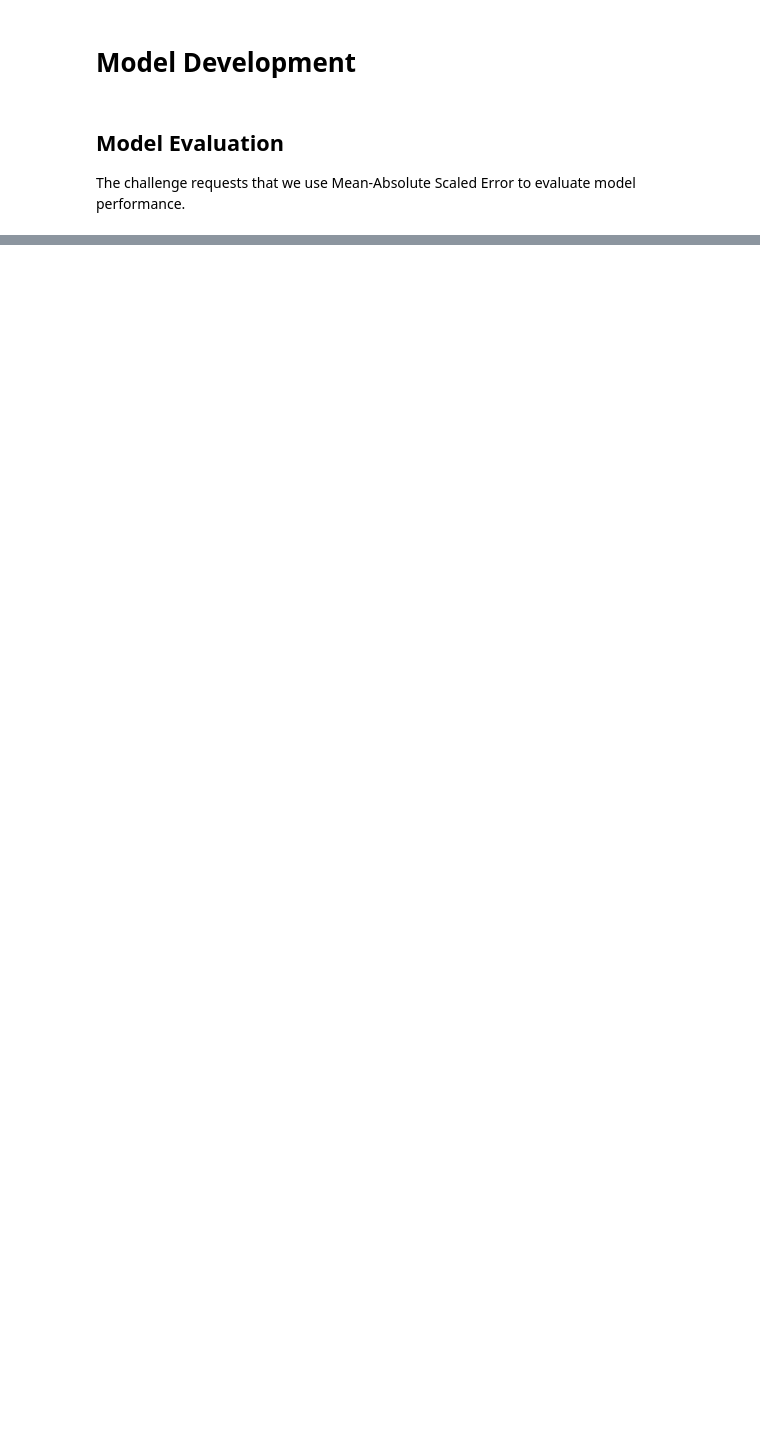
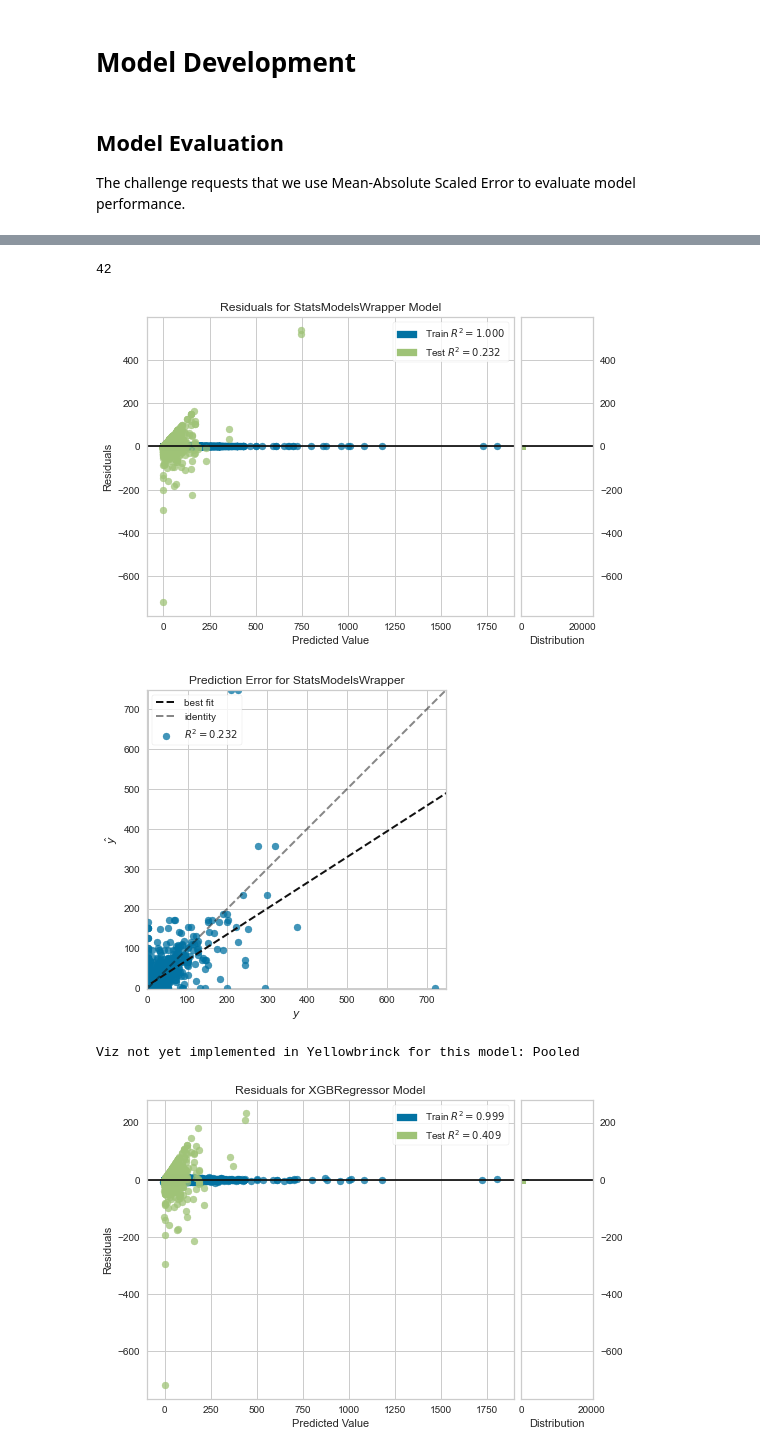
Before and after one commit to Ayiti-Analytics/usaid_foecasting_challenge, a Jupyter notebook: Forecasting Model Development and Evaluation - Final.ipynb, the cells around one changed output, grey strips where cells are left out. Saved outputs shown, nothing was run; the diff lists cells and outputs as text; code cells hidden in the pictures; blank space fills up the shorter version.

```diff
--- a/Forecasting Model Development and Evaluation - Final.ipynb
+++ b/Forecasting Model Development and Evaluation - Final.ipynb
@@ -48,0 +329,4 @@ The data for this notebook is available in the analytical_data folder which will
+# %%
+# Create the model training data
+
+X_train, X_test, X_validate, y_train, y_test = create_datasets(original_data,target_col,select_cols,index_cols,timeseries_keys)
@@ -396,8 +339,0 @@ X_test.fillna(0)
-# %%
-model_predy, model_results = evaluate_dataset(X_train.fillna(0),
-                                              X_test.fillna(0),
-                                              X_validate.fillna(0),
-                                              y_train,
-                                              y_test,
-                                              test_models,
-                                              show_models=False)
@@ -419,2 +339,0 @@ ValueError: Input contains NaN, infinity or a value too large for dtype('float64
-# %%
-model_predy, model_results = evaluate_dataset(dev_data,coded_cols,test_models)
@@ -518,0 +716,43 @@ MASE:  0.1376407852294013
+# %%
+# Load the data
+analytical_data = pd.read_csv("analytical_data/analytical_logistics_data.csv")
+
+# Set the data parameters
+target_col = 'stock_distributed'
+index_cols = ['year','month','region','district','site_code','product_code','year_month']
+select_cols = [ col for col in analytical_data.columns.values if col not in index_cols +[target_col]]
+timeseries_keys = ['year','month']
+
+# Create the model training sets
+X_train, X_test, X_validate, y_train, y_test = create_datasets(
+    analytical_data,
+    target_col,
+    select_cols,
+    index_cols,
+    timeseries_keys)  # timeseries_keys <- this should be ('year','month'), we see improved results as such
+
+
+# Select the models to test
+test_models = {
+    'Pooled':sm_OLS,
+    'XGBoost' : XGBRegressor(n_estimators=100),
+    'RandomForest':RandomForestRegressor(),
+}
+
+#
+# Evaluate a series of models
+model_results = evaluate_dataset(X_train,
+                                  X_test, # Validate the data
+                                  X_validate,
+                                  y_train,
+                                  y_test,
+                                  test_models,
+                                  show_models=True)
+
+model_results
+# %% [output]
+42
+[figure, added]
+[figure, added]
+Viz not yet implemented in Yellowbrinck for this model: Pooled
+[figure, added]
```
Also changed, not shown: parts of 62 cells of this notebook.
